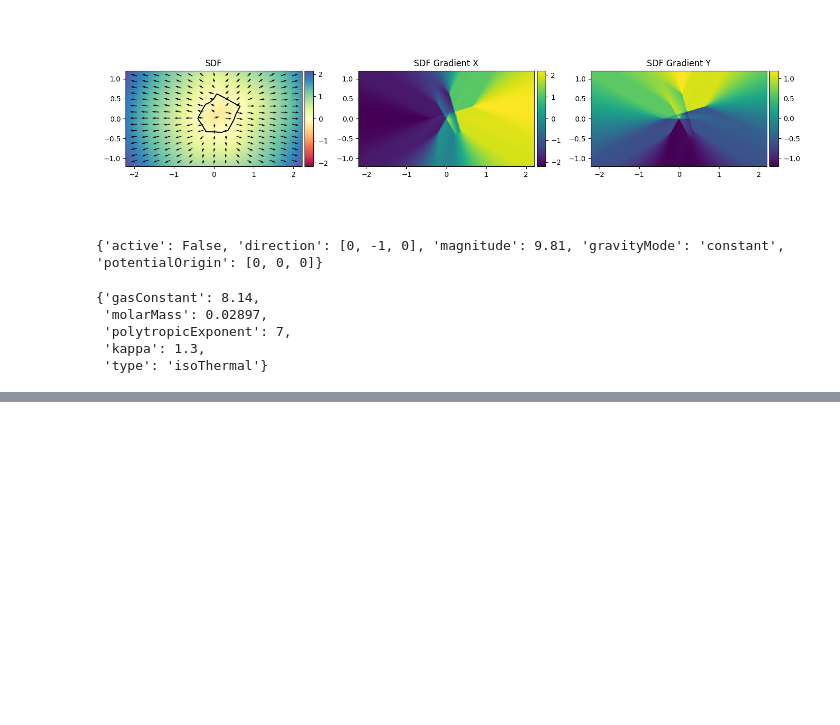
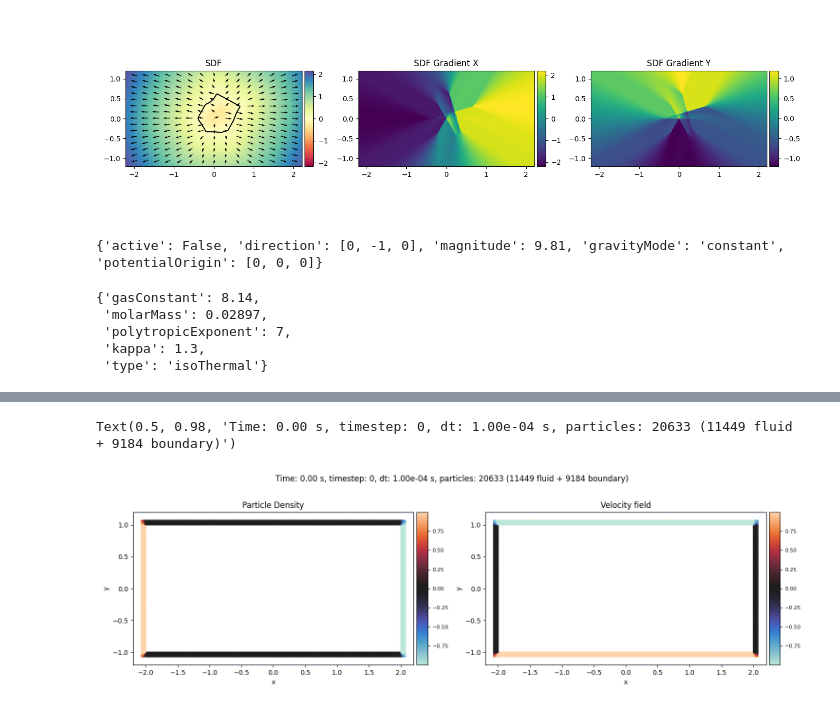
Before and after one commit to wi-re/diffSPH, a Jupyter notebook: partiBench/03_dambreak.ipynb, the cells around one changed output, grey strips where cells are left out. Saved outputs shown, nothing was run; the diff lists cells and outputs as text; code cells hidden in the pictures; blank space fills up the shorter version.

```diff
--- a/partiBench/03_dambreak.ipynb
+++ b/partiBench/03_dambreak.ipynb
@@ -2522,3 +529,38 @@ display(config)
+# %%
+fig, axis = plt.subplots(1,2, figsize = (15,5), squeeze = False)
+s = 1
+
+visualizationState = prepVisualizationState(perennialState, config, grid = True)
+# plotRegions(regions, axis[0,0])
+# plotRegions(regions, axis[0,1])
+
+indexPlot = visualizeParticleQuantity(fig, axis[0,0], config, visualizationState, quantity = 'normals', mapping = '.x', s = s,
+                          scaling = 'sym', gridVisualization=False, cmap = 'icefire', title = 'Particle Density', which = 'boundary', plotBoth = False, midPoint = 0)
+quantPlot = visualizeParticleQuantity(fig, axis[0,1], config, visualizationState, quantity = 'normals', mapping = '.y', s = s,
+                          scaling = 'sym', gridVisualization=False, cmap = 'icefire', streamLines = False, operation = None, title = 'Velocity field', plotBoth = False, which = 'boundary', midPoint = 0)
+
+
+# axis[0,0].scatter(
+#     perennialState['boundary']['positions'][:,0].detach().cpu().numpy(),
+#     perennialState['boundary']['positions'][:,1].detach().cpu().numpy(),
+#     c = 'black',
+#     marker = 'x',
+#     s = 1,
+#     alpha = 0.5)
+# axis[0,1].scatter(
+#     perennialState['boundary']['positions'][:,0].detach().cpu() .numpy(),
+#     perennialState['boundary']['positions'][:,1].detach().cpu().numpy(),
+#     c = 'black',
+#     marker = 'x',
+#     s = 1,
+#     alpha = 0.5)
+
+fig.tight_layout()
+
+fig.suptitle(f'Time: {perennialState["time"]:.2f} s, timestep: {perennialState["timestep"]}, dt: {perennialState["dt"]:.2e} s, particles: {perennialState["fluid"]["numParticles"] + perennialState["boundary"]["numParticles"]} ({perennialState["fluid"]["numParticles"]} fluid + {perennialState["boundary"]["numParticles"]} boundary)')
+# %% [output]
+Text(0.5, 0.98, 'Time: 0.00 s, timestep: 0, dt: 1.00e-04 s, particles: 20633 (11449 fluid + 9184 boundary)')
+[figure, added]
 # %%
 # perennialState['boundary']
 # %%
```
Also changed, not shown: parts of 158 cells of this notebook, 11 other files.
